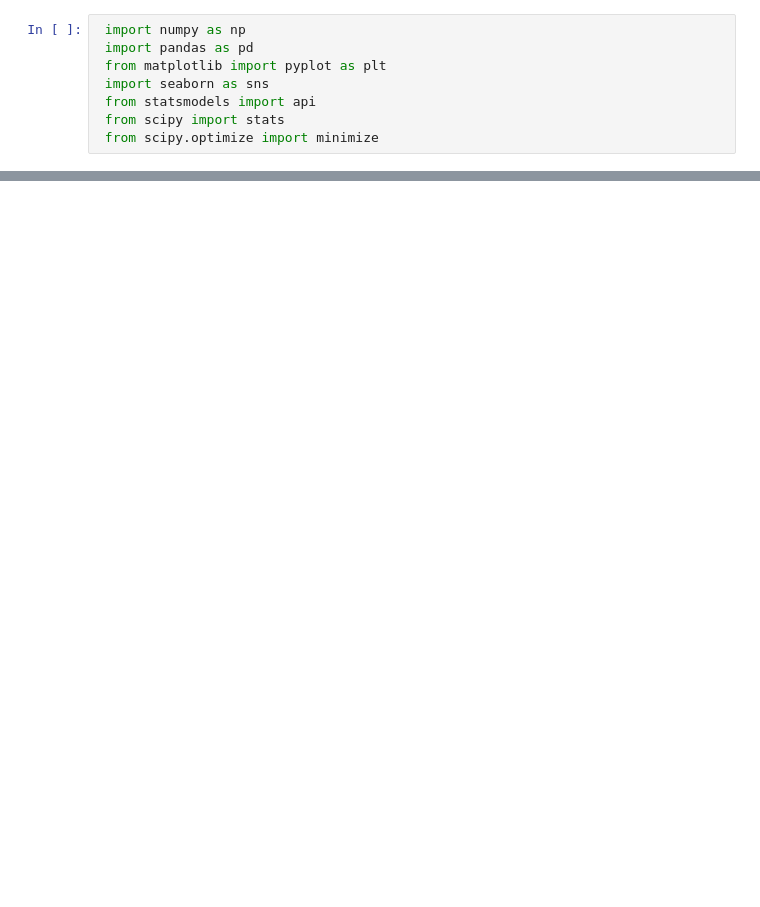
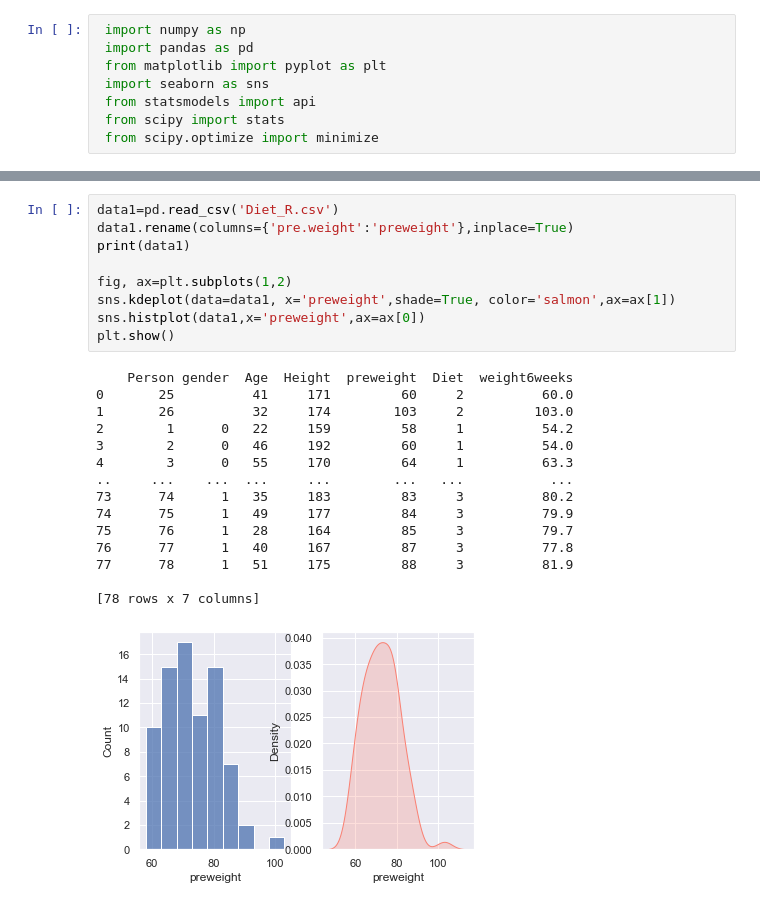
Before and after one commit to martinnss/Micro_Projects, a Jupyter notebook: apuntes/statistics_1.ipynb, the cells around one changed output, grey strips where cells are left out. Saved outputs shown, nothing was run; the diff lists cells and outputs as text; blank space fills up the shorter version.

```diff
--- a/apuntes/statistics_1.ipynb
+++ b/apuntes/statistics_1.ipynb
@@ -575,0 +576,25 @@ mle_model
+# %%
+data1=pd.read_csv('Diet_R.csv')
+data1.rename(columns={'pre.weight':'preweight'},inplace=True)
+print(data1)
+
+fig, ax=plt.subplots(1,2)
+sns.kdeplot(data=data1, x='preweight',shade=True, color='salmon',ax=ax[1])
+sns.histplot(data1,x='preweight',ax=ax[0])
+plt.show()
+# %% [output]
+    Person gender  Age  Height  preweight  Diet  weight6weeks
+0       25          41     171         60     2          60.0
+1       26          32     174        103     2         103.0
+2        1      0   22     159         58     1          54.2
+3        2      0   46     192         60     1          54.0
+4        3      0   55     170         64     1          63.3
+..     ...    ...  ...     ...        ...   ...           ...
+73      74      1   35     183         83     3          80.2
+74      75      1   49     177         84     3          79.9
+75      76      1   28     164         85     3          79.7
+76      77      1   40     167         87     3          77.8
+77      78      1   51     175         88     3          81.9
+
+[78 rows x 7 columns]
+[figure, added]
```
Also changed, not shown: parts of 8 cells of this notebook, 3 other files.
